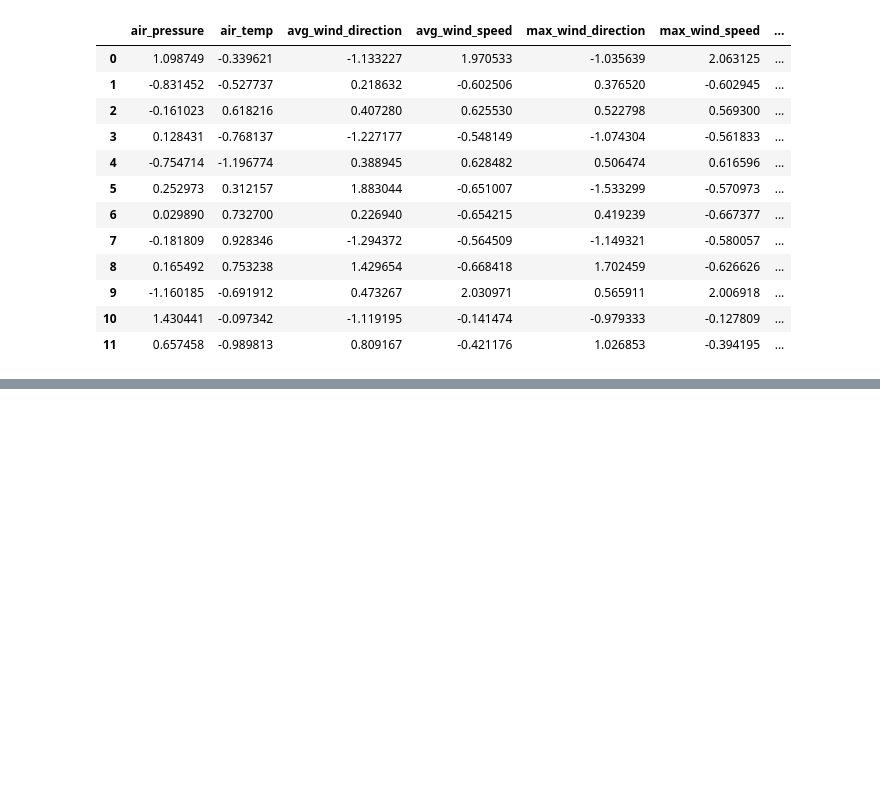
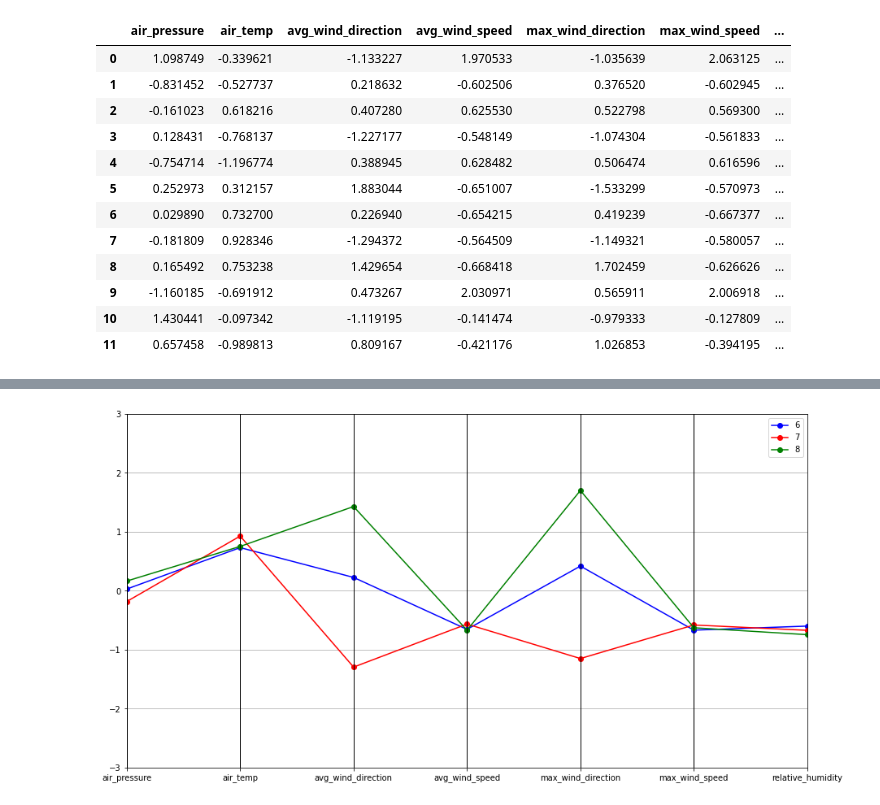
Before and after one commit to AIUnicah/IACyC, a Jupyter notebook: Clustering.ipynb, the cells around one changed output, grey strips where cells are left out. Cells and saved outputs as stored; diff of their text form; code cells hidden in the pictures; blank space fills up the shorter version.

```diff
--- a/Clustering.ipynb
+++ b/Clustering.ipynb
@@ -276,0 +290,5 @@ P
+# %%
+#Ahora haremos una consulta a partir de dos variables anteriores
+parallel_plot(P[(P['relative_humidity'] < -0.5) & (P['air_temp'] > 0.5)])
+# %% [output]
+[figure, added]
```
Also changed, not shown: parts of 3 cells of this notebook.
